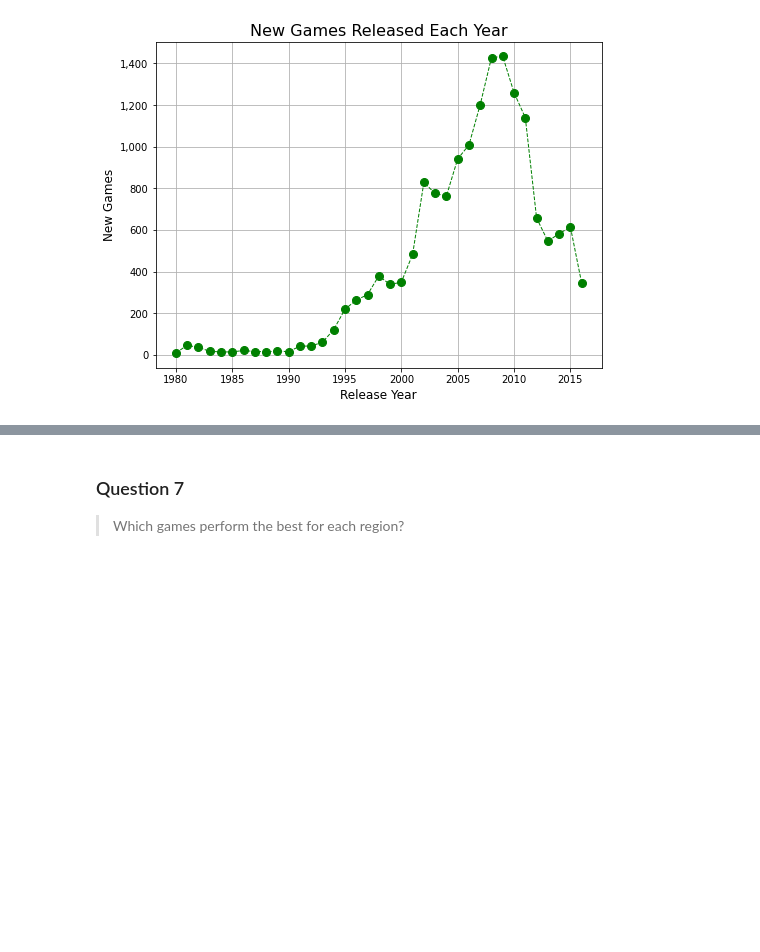
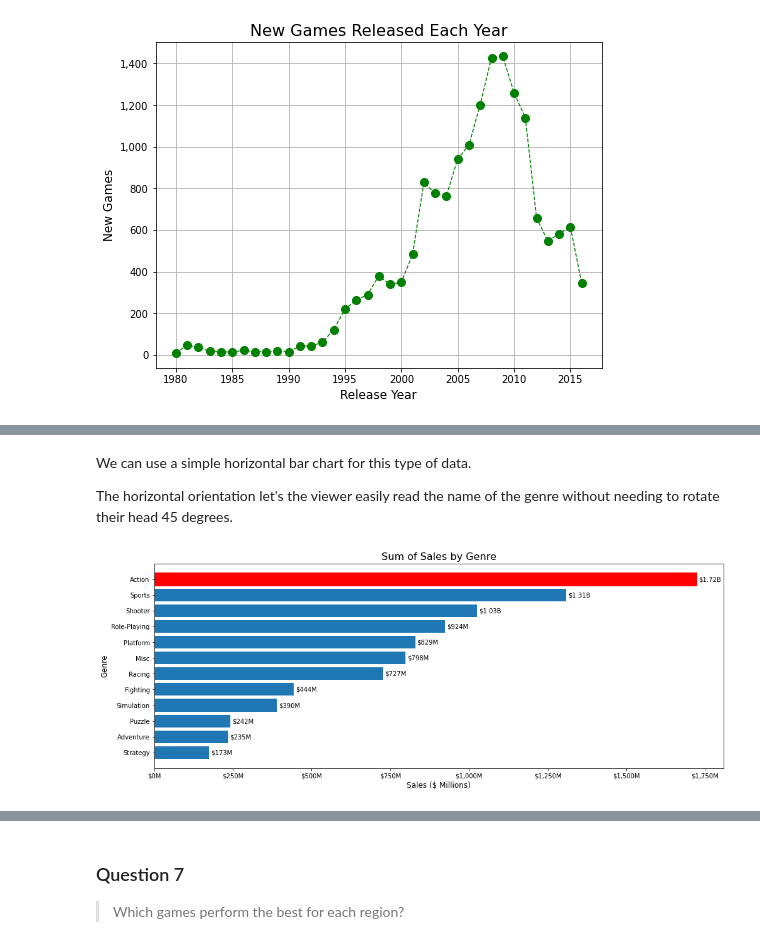
Before and after one commit to datawithdanny/dataviz-bootcamp, a Jupyter notebook: book/_build/jupyter_execute/workshop.ipynb, the cells around one changed output, grey strips where cells are left out. Cells and saved outputs as stored; diff of their text form; code cells hidden in the pictures; blank space fills up the shorter version.

```diff
--- a/book/_build/jupyter_execute/workshop.ipynb
+++ b/book/_build/jupyter_execute/workshop.ipynb
@@ -189,0 +289,8 @@ plt.show()
+# %%
+q3_dataset = (
+    df.groupby(["genre"])
+        .agg(sales=("total_sales", "sum"))
+        .sort_values("sales", ascending=False)
+)
+
+q3_dataset
@@ -189,0 +312,60 @@ plt.show()
+# %% [markdown]
+We can use a simple horizontal bar chart for this type of data.
+
+The horizontal orientation let's the viewer easily read the name of the genre without needing to rotate their head 45 degrees.
+# %%
+fig3, ax3 = plt.subplots(figsize=(8,6))  # set the size of the chart
+
+horizontal_barchart = plt.barh(
+    q3_dataset.index,    # bar chart categories
+    q3_dataset["sales"] # bar chart values
+)
+
+# Changing the titles and labels of x-y axes
+plt.title('Sum of Sales by Genre', fontsize=16)
+plt.xlabel('Sales ($ Millions)', fontsize=12)
+plt.ylabel('Genre', fontsize=12)
+
+# Set the chart order and color the top sales genre red
+ax3.invert_yaxis()  # sort Y categories in reverse order from largest to smallest
+horizontal_barchart[0].set_color('r')  # update the colour of the first bar
+
+# We can change the formatting for the x-axis with a $ and M
+ax3.xaxis.set_major_formatter('${x:,.0f}M')
+ax3.tick_params(axis='y',which='major')
+
+# We can also do some more custom formatting of the data label
+# First we define a function to help with custom formatted label
+def label_formatter(x):
+    if x > 1e3:
+        return f'${x/1e3:,.2f}B'
+    else:
+        return f'${x:,.0f}M'
+
+# The following is a bit of a hacky way to assign new labels
+# this helps us get the barplot rectangles
+container = ax3.containers[0]
+# this next step applies the label_formattr function using list comprehension
+ax3.bar_label(
+    container,
+    padding=3,  # this is the distance the label text starts from the bar
+    labels=[label_formatter(x) for x in container.datavalues]
+)
+
+# This shifts the right edge of the plot to fit the labels
+plt.subplots_adjust(right=1.7)
+
+# show the chart
+plt.show()
+
+# uncomment the code below to save the chart to a file
+# you can also change the name of the file output too
+# plt.savefig('q3_genre_sales.png')
+
+# you can also uncomment the next line to create a new directory
+# and save the file to a specific path
+# if not os.path.exists('outputs'):
+#     os.makedirs('outputs')
+# plt.savefig('outputs/q3_genre_sales.png')
+# %% [output]
+[figure, added]
```
Also changed, not shown: parts of 36 cells of this notebook, 17 other files.
